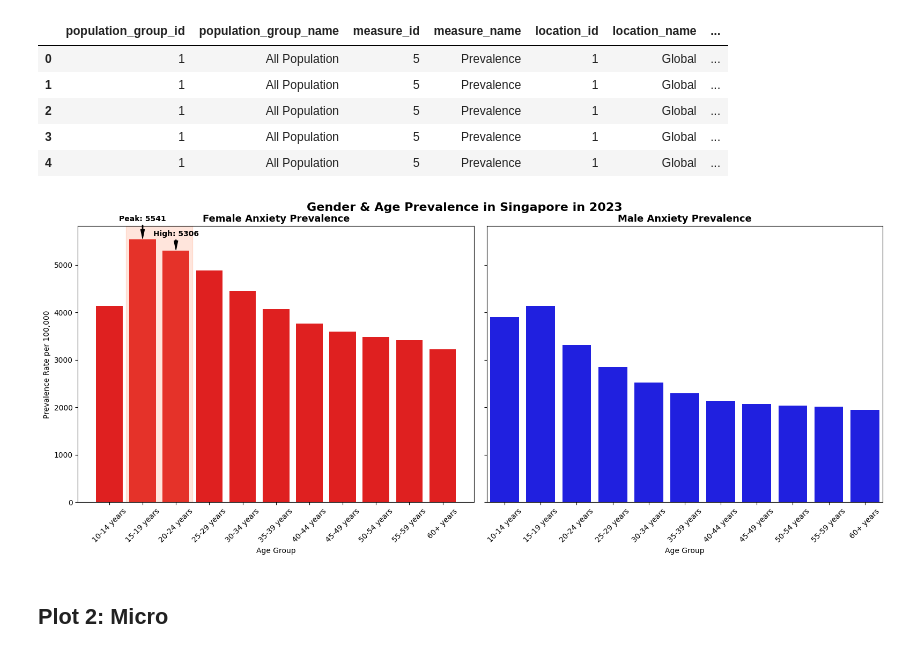
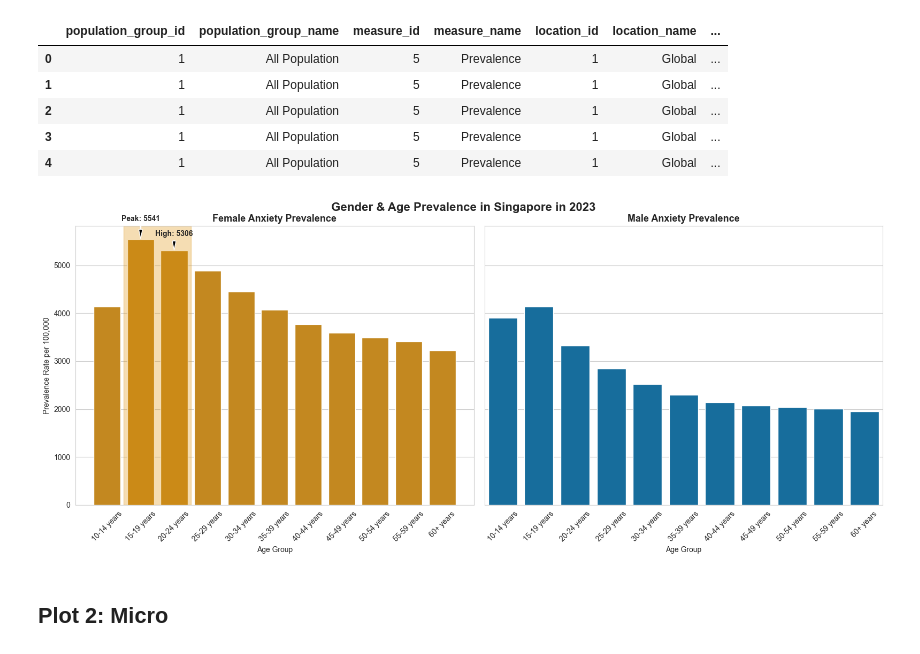
Before and after one commit to cherylololol/DSA4262, a Jupyter notebook: Assignment 1/DSA4262 Assignment 1.ipynb, the cells around one changed output. Cells and saved outputs as stored; diff of their text form; code cells hidden in the pictures.

```diff
--- a/Assignment 1/DSA4262 Assignment 1.ipynb
+++ b/Assignment 1/DSA4262 Assignment 1.ipynb
@@ -10,6 +12,9 @@ Cheryl Lee (Li Jia Xuan) A0262272J
 import pandas as pd
 import matplotlib.pyplot as plt
 import seaborn as sns
+# %%
+sns.set_palette("colorblind")
+sns.set_style("whitegrid")
 # %%
 df = pd.read_csv("../Assignment 1/data/IHME-GBD_2023_DATA-71f9759e-1.csv", header=0)
 df.head()
@@ -29,37 +34,41 @@ age_order = ['10-14 years', '15-19 years', '20-24 years', '25-29 years', '30-34
 
 fig, axes = plt.subplots(1, 2, figsize=(16, 7), sharey=True)
 
+palette = sns.color_palette("colorblind")
+male_color = palette[0]
+female_color = palette[1]
+
 sns.barplot(data=plot1_data[plot1_data['sex_name'] == 'Female'],
-            x='age_name', y='val', order=age_order, ax=axes[0], color='red')
+            x='age_name', y='val', order=age_order, ax=axes[0], color=female_color)
 axes[0].set_title('Female Anxiety Prevalence', fontsize=13, fontweight='bold')
 axes[0].tick_params(axis='x', rotation=45)
 axes[0].set_ylabel('Prevalence Rate per 100,000')
 axes[0].set_xlabel('Age Group')
 
-axes[0].axvspan(0.5, 2.5, color='coral', alpha=0.2) #highlight the youth spike window
+axes[0].axvspan(0.5, 2.5, color=female_color, alpha=0.3)
 
 peak = plot1_data[(plot1_data['sex_name'] == 'Female') & (plot1_data['age_name'] == '15-19 years')]['val'].values[0]
 high = plot1_data[(plot1_data['sex_name'] == 'Female') & (plot1_data['age_name'] == '20-24 years')]['val'].values[0]
 
 axes[0].annotate(f'Peak: {peak:.0f}', xy=(1, peak), xytext=(1, peak + 380),
                  arrowprops=dict(facecolor='black', shrink=0.05, width=1, headwidth=5),
                  fontsize=10, fontweight='bold', ha='center')
 
 axes[0].annotate(f'High: {high:.0f}', xy=(2, high), xytext=(2, high + 300),
                  arrowprops=dict(facecolor='black', shrink=0.05, width=1, headwidth=5),
                  fontsize=10, fontweight='bold', ha='center')
 
 sns.barplot(data=plot1_data[plot1_data['sex_name'] == 'Male'],
-            x='age_name', y='val', order=age_order, ax=axes[1], color='blue')
+            x='age_name', y='val', order=age_order, ax=axes[1], color=male_color)
 axes[1].set_title('Male Anxiety Prevalence', fontsize=13, fontweight='bold')
 axes[1].tick_params(axis='x', rotation=45)
 axes[1].set_xlabel('Age Group')
 
 plt.suptitle('Gender & Age Prevalence in Singapore in 2023', fontsize=16, fontweight='bold', y=0.96)
 plt.tight_layout()
 plt.savefig('plot1_macro.png')
 # %% [output]
-[figure, old version]
+[figure, new version]
 # %% [markdown]
 ## Plot 2: Micro
 # %% [markdown]
```
Also changed, not shown: parts of 3 cells of this notebook, 4 other files.
